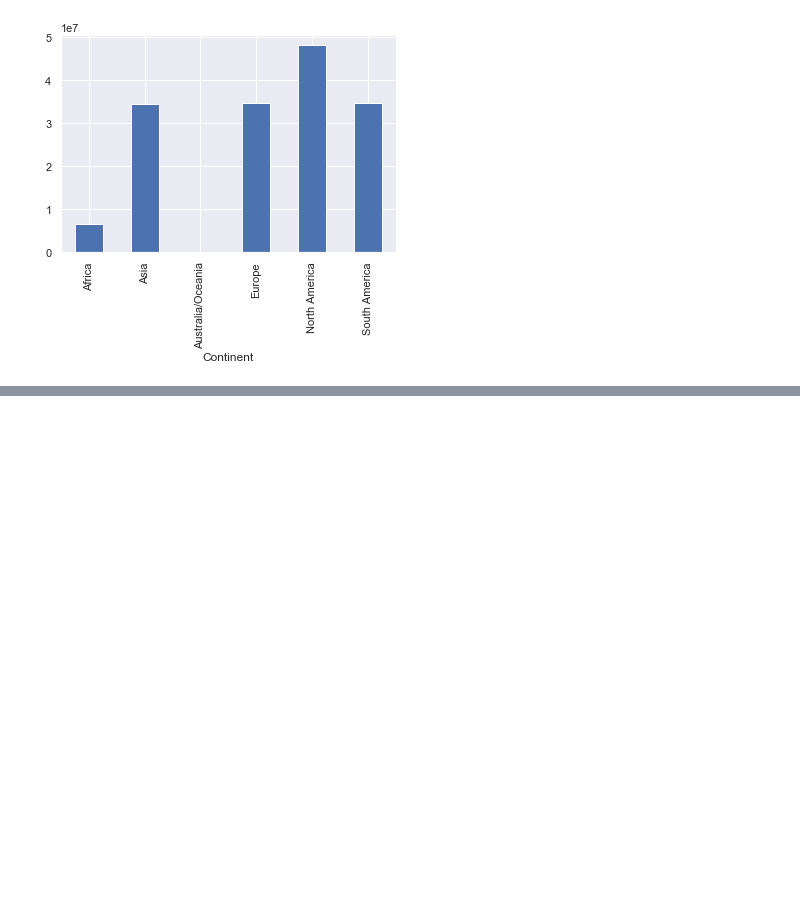
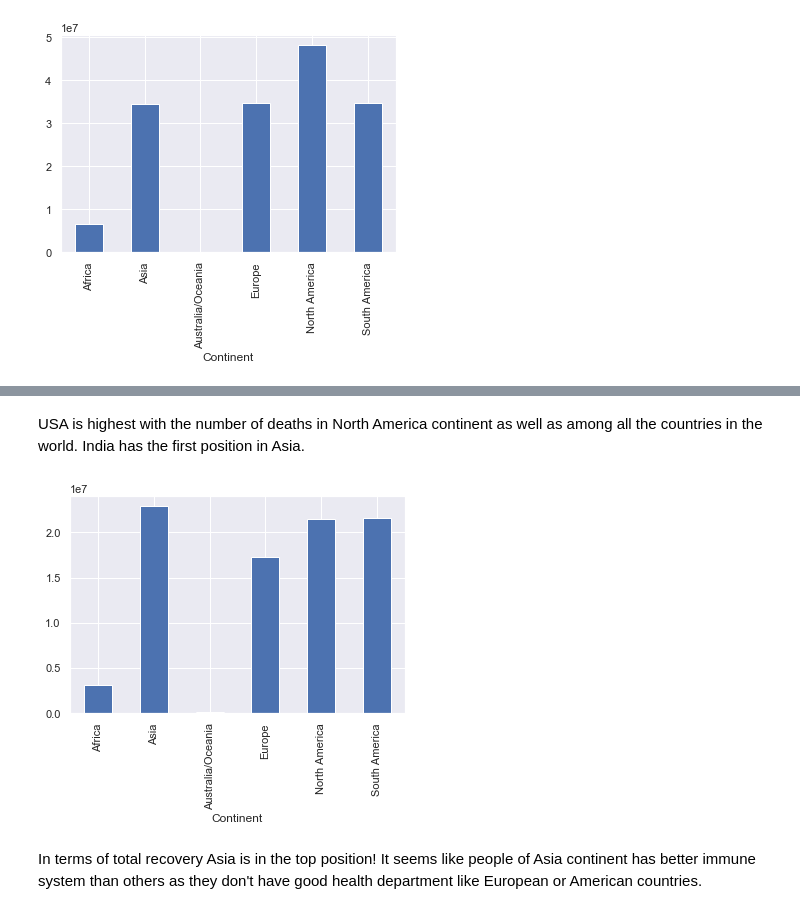
Before and after one commit to Hasibul-Islam/Covid-19, a Jupyter notebook: Covid-19.ipynb, the cells around one changed output, grey strips where cells are left out. Drawn from its saved outputs; the diff is of its cells as text; code cells hidden in the pictures; blank space fills up the shorter version.

```diff
--- a/Covid-19.ipynb
+++ b/Covid-19.ipynb
@@ -299,0 +315,8 @@ But from here we can see that although countries of Africa are most infected but
+# %% [markdown]
+USA is highest with the number of deaths in North America continent as well as among all the countries in the world. India has the first position in Asia.
+# %%
+TR = df.melt(['TotalRecovered','Continent']).groupby('Continent').TotalRecovered.sum().dropna().plot(kind='bar')
+# %% [output]
+[figure, added]
+# %% [markdown]
+In terms of total recovery Asia is in the top position! It seems like people of Asia continent has better immune system than others as they don't have good health department like European or American countries.
```
Also changed, not shown: parts of 32 cells of this notebook.
